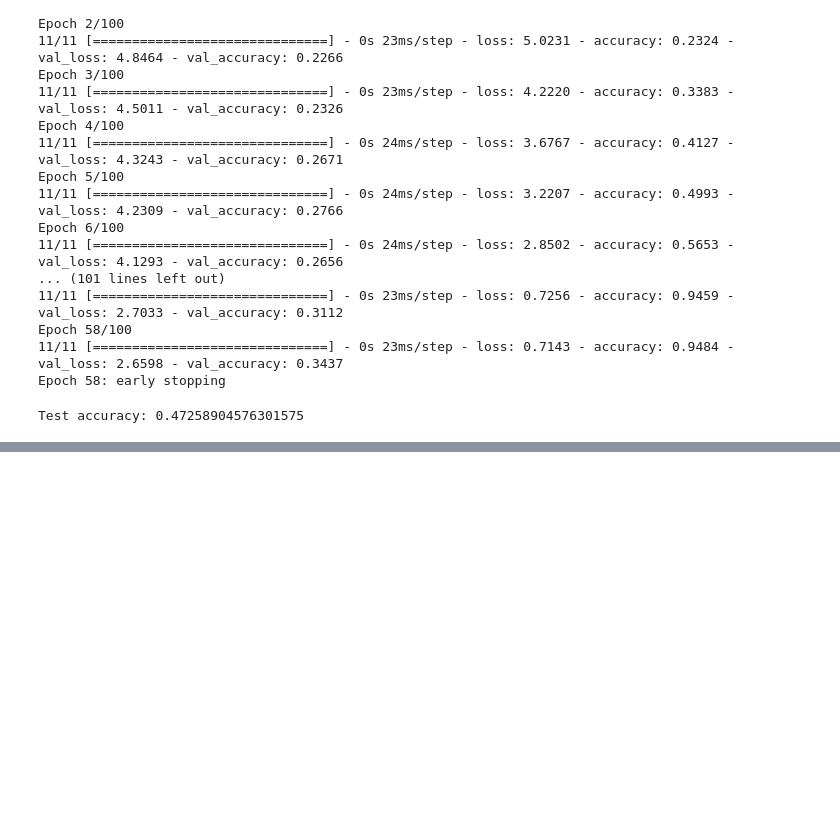
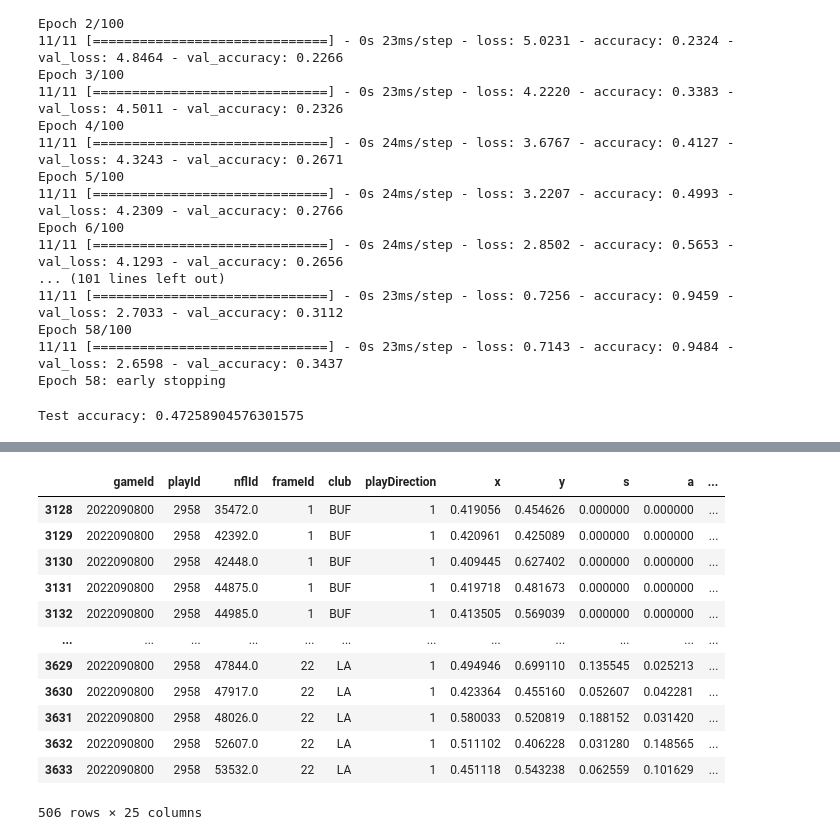
Before and after one commit to Alf-caput/NFL2022_TacklePredictNN, a Jupyter notebook: piping.ipynb, the cells around one changed output, grey strips where cells are left out. Cells and saved outputs as stored; diff of their text form; code cells hidden in the pictures; blank space fills up the shorter version.

```diff
--- a/piping.ipynb
+++ b/piping.ipynb
@@ -375,0 +397,17 @@ jugadas_seleccionadas
+# %%
+play_normalized = ds.loc[(df['gameId'] == game_id) & (df['playId'] == play_id)]
+play_normalized
+# %% [output]
+|  | gameId | playId | nflId | frameId | club | playDirection | x | y | s | a | ... |
+| 3128 | 2022090800 | 2958 | 35472.0 | 1 | BUF | 1 | 0.419056 | 0.454626 | 0.000000 | 0.000000 | ... |
+| 3129 | 2022090800 | 2958 | 42392.0 | 1 | BUF | 1 | 0.420961 | 0.425089 | 0.000000 | 0.000000 | ... |
+| 3130 | 2022090800 | 2958 | 42448.0 | 1 | BUF | 1 | 0.409445 | 0.627402 | 0.000000 | 0.000000 | ... |
+| 3131 | 2022090800 | 2958 | 44875.0 | 1 | BUF | 1 | 0.419718 | 0.481673 | 0.000000 | 0.000000 | ... |
+| 3132 | 2022090800 | 2958 | 44985.0 | 1 | BUF | 1 | 0.413505 | 0.569039 | 0.000000 | 0.000000 | ... |
+| ... | ... | ... | ... | ... | ... | ... | ... | ... | ... | ... | ... |
+| 3629 | 2022090800 | 2958 | 47844.0 | 22 | LA | 1 | 0.494946 | 0.699110 | 0.135545 | 0.025213 | ... |
+| 3630 | 2022090800 | 2958 | 47917.0 | 22 | LA | 1 | 0.423364 | 0.455160 | 0.052607 | 0.042281 | ... |
+| 3631 | 2022090800 | 2958 | 48026.0 | 22 | LA | 1 | 0.580033 | 0.520819 | 0.188152 | 0.031420 | ... |
+| 3632 | 2022090800 | 2958 | 52607.0 | 22 | LA | 1 | 0.511102 | 0.406228 | 0.031280 | 0.148565 | ... |
+| 3633 | 2022090800 | 2958 | 53532.0 | 22 | LA | 1 | 0.451118 | 0.543238 | 0.062559 | 0.101629 | ... |
+506 rows × 25 columns
```
Also changed, not shown: parts of 6 cells of this notebook, 3 other files.
